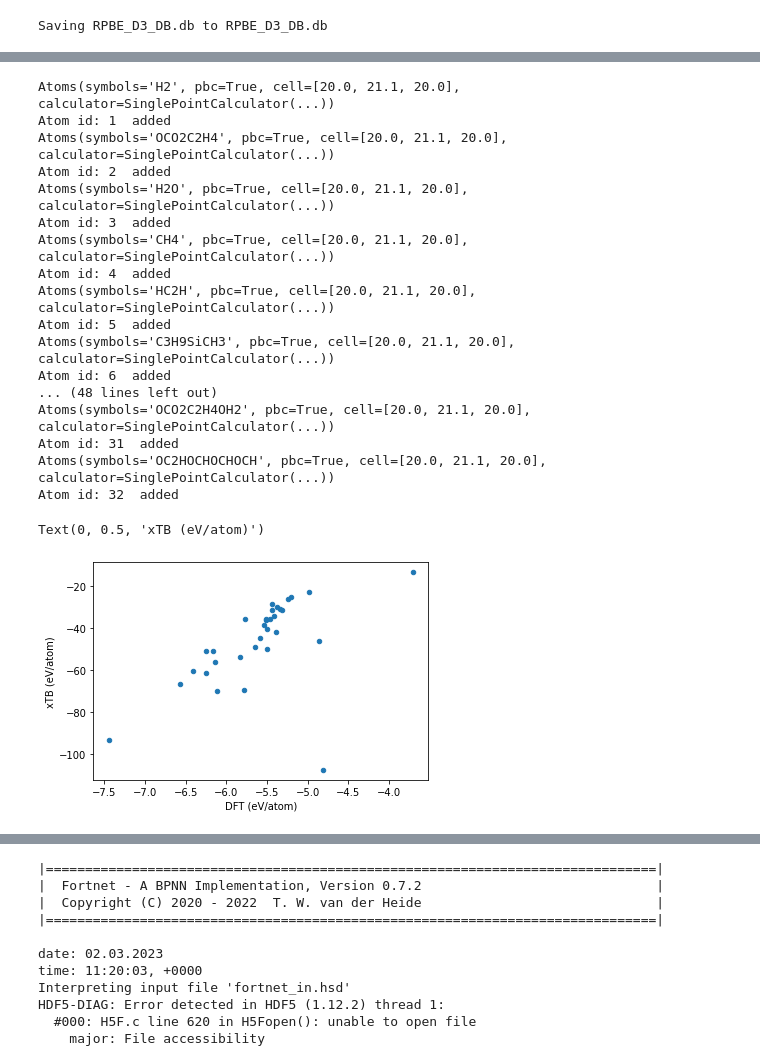
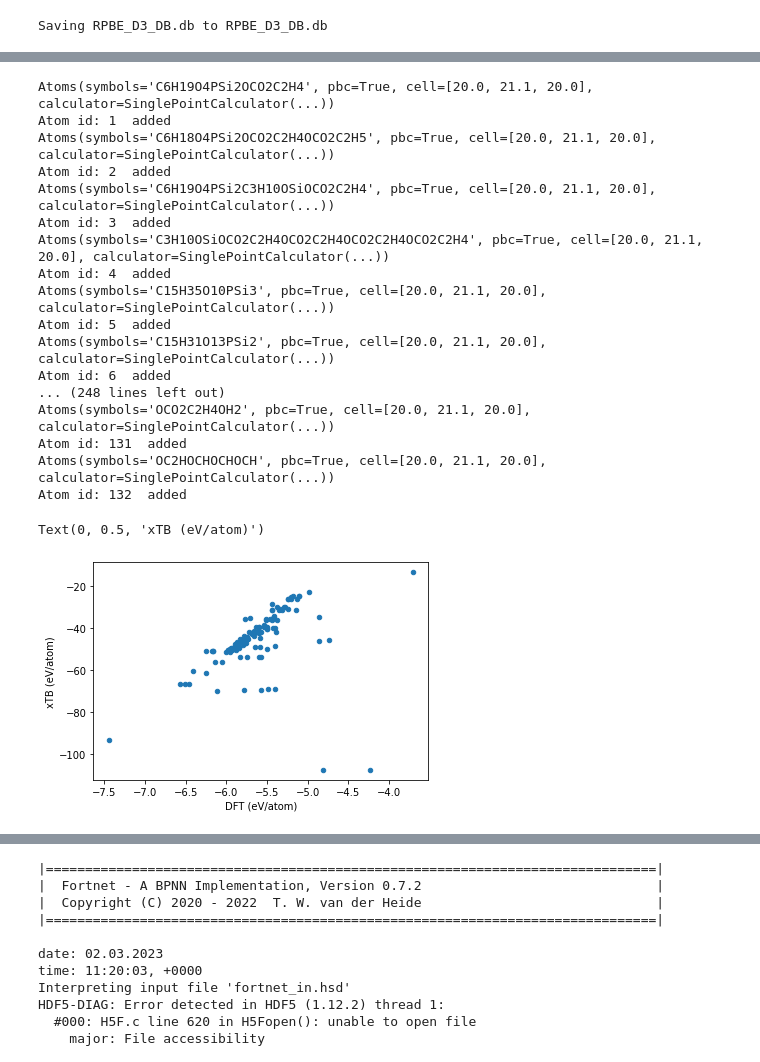
Before and after one commit to peterbmob/WP2pres, a Jupyter notebook: xTBCCSFNET_thermo.ipynb, the cells around one changed output, grey strips where cells are left out. Cells and saved outputs as stored; diff of their text form; code cells hidden in the pictures.

```diff
--- a/xTBCCSFNET_thermo.ipynb
+++ b/xTBCCSFNET_thermo.ipynb
@@ -822,7 +799,7 @@ from ase.units import *
 import numpy as np
 # %%
 ## %%capture
-db_dft=connect('DFT_DB_train.db')
+db_dft=connect('RPBE_D3_DB.db')
 db_new=connect('DFTB_DB_train.db')
 
 for row in db_dft.select():
@@ -834,45 +811,45 @@ for row in db_dft.select():
   db_new.write(atoms)
   print('Atom id:',row.id,' added')
 # %% [output]
-Atoms(symbols='H2', pbc=True, cell=[20.0, 21.1, 20.0], calculator=SinglePointCalculator(...))
+Atoms(symbols='C6H19O4PSi2OCO2C2H4', pbc=True, cell=[20.0, 21.1, 20.0], calculator=SinglePointCalculator(...))
 Atom id: 1  added
-Atoms(symbols='OCO2C2H4', pbc=True, cell=[20.0, 21.1, 20.0], calculator=SinglePointCalculator(...))
+Atoms(symbols='C6H18O4PSi2OCO2C2H4OCO2C2H5', pbc=True, cell=[20.0, 21.1, 20.0], calculator=SinglePointCalculator(...))
 Atom id: 2  added
-Atoms(symbols='H2O', pbc=True, cell=[20.0, 21.1, 20.0], calculator=SinglePointCalculator(...))
+Atoms(symbols='C6H19O4PSi2C3H10OSiOCO2C2H4', pbc=True, cell=[20.0, 21.1, 20.0], calculator=SinglePointCalculator(...))
 Atom id: 3  added
-Atoms(symbols='CH4', pbc=True, cell=[20.0, 21.1, 20.0], calculator=SinglePointCalculator(...))
+Atoms(symbols='C3H10OSiOCO2C2H4OCO2C2H4OCO2C2H4OCO2C2H4', pbc=True, cell=[20.0, 21.1, 20.0], calculator=SinglePointCalculator(...))
 Atom id: 4  added
-Atoms(symbols='HC2H', pbc=True, cell=[20.0, 21.1, 20.0], calculator=SinglePointCalculator(...))
+Atoms(symbols='C15H35O10PSi3', pbc=True, cell=[20.0, 21.1, 20.0], calculator=SinglePointCalculator(...))
 Atom id: 5  added
-Atoms(symbols='C3H9SiCH3', pbc=True, cell=[20.0, 21.1, 20.0], calculator=SinglePointCalculator(...))
+Atoms(symbols='C15H31O13PSi2', pbc=True, cell=[20.0, 21.1, 20.0], calculator=SinglePointCalculator(...))
 Atom id: 6  added
-... (48 lines left out)
+... (248 lines left out)
 Atoms(symbols='OCO2C2H4OH2', pbc=True, cell=[20.0, 21.1, 20.0], calculator=SinglePointCalculator(...))
-Atom id: 31  added
+Atom id: 131  added
 Atoms(symbols='OC2HOCHOCHOCH', pbc=True, cell=[20.0, 21.1, 20.0], calculator=SinglePointCalculator(...))
-Atom id: 32  added
+Atom id: 132  added
 # %%
 import pandas as pd
 import matplotlib.pyplot as plt
-Databases = ['DFT_DB_train.db', 'DFTB_DB_train.db']
+Databases = ['RPBE_D3_DB.db', 'DFTB_DB_train.db']
 
 train=pd.DataFrame()
 for database in Databases:
   db=connect(database)
   Energy=[]
   for row in db.select():
       Energy.append(row.energy/len(row.toatoms()))
   train[database]=Energy
 
 
 ax=train.plot.scatter(x=Databases[0],y=Databases[1])
 ax = plt.gca()
 #ax.set_aspect(1)
 ax.set_xlabel('DFT (eV/atom)')
 ax.set_ylabel('xTB (eV/atom)')
 # %% [output]
 Text(0, 0.5, 'xTB (eV/atom)')
-[figure, old version]
+[figure, new version]
 # %%
 from google.colab import files
 files.download('DFTB_DB_train.db')
```
Also changed, not shown: parts of 16 cells of this notebook.
